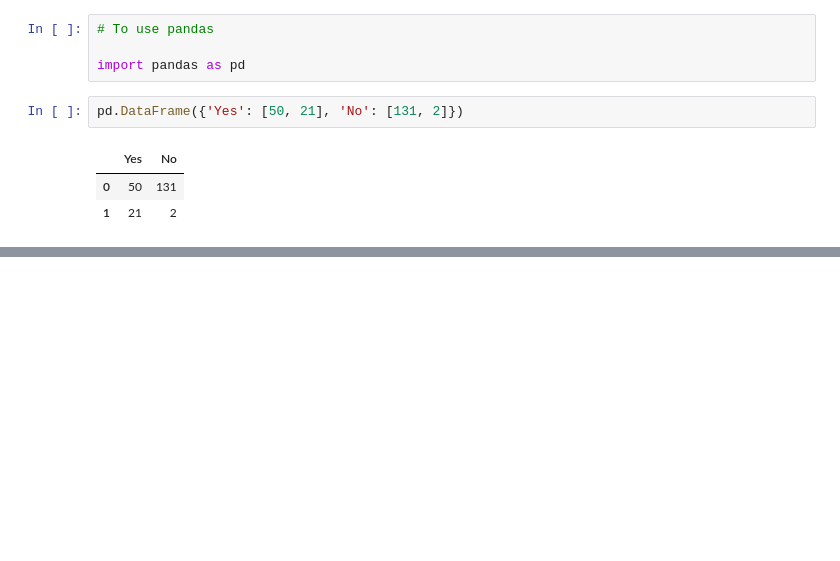
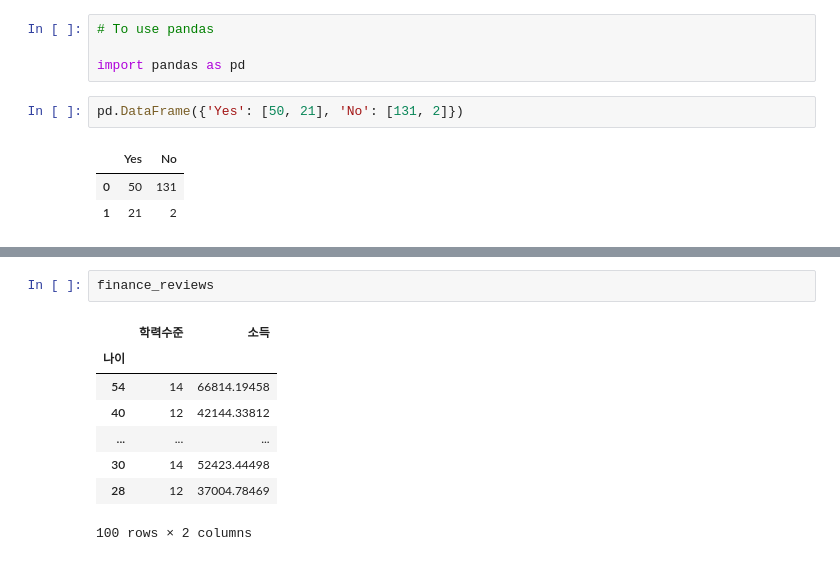
Before and after one commit to baedori99/TIL, a Jupyter notebook: kaggle_study_pandas.ipynb, the cells around one changed output, grey strips where cells are left out. Saved outputs shown, nothing was run; the diff lists cells and outputs as text; blank space fills up the shorter version.

```diff
--- a/kaggle_study_pandas.ipynb
+++ b/kaggle_study_pandas.ipynb
@@ -10,0 +96,11 @@ pd.DataFrame({'Yes': [50, 21], 'No': [131, 2]})
+# %%
+finance_reviews
+# %% [output]
+|  | 학력수준 | 소득 |
+| 나이 |  |  |
+| 54 | 14 | 66814.19458 |
+| 40 | 12 | 42144.33812 |
+| ... | ... | ... |
+| 30 | 14 | 52423.44498 |
+| 28 | 12 | 37004.78469 |
+100 rows × 2 columns
```
Also changed, not shown: parts of 44 cells of this notebook.
